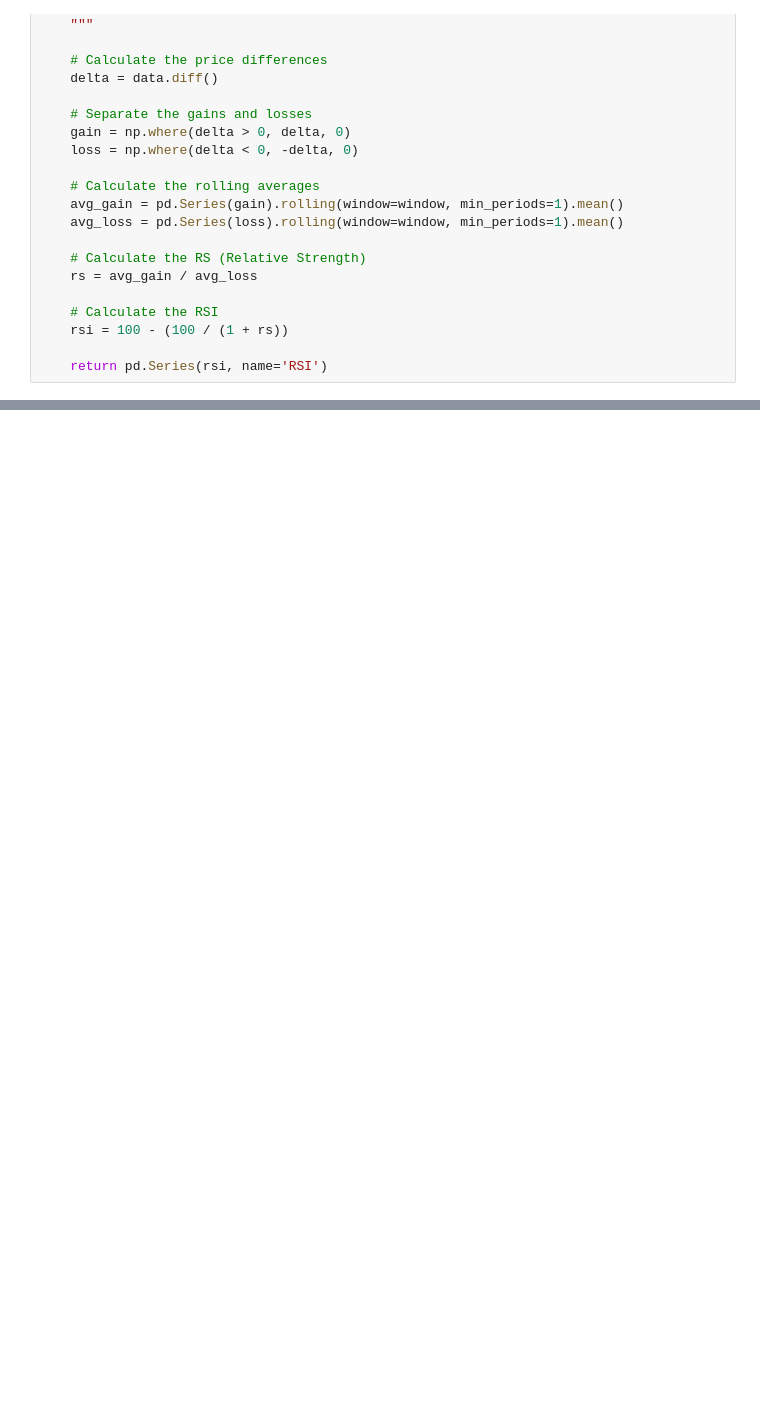
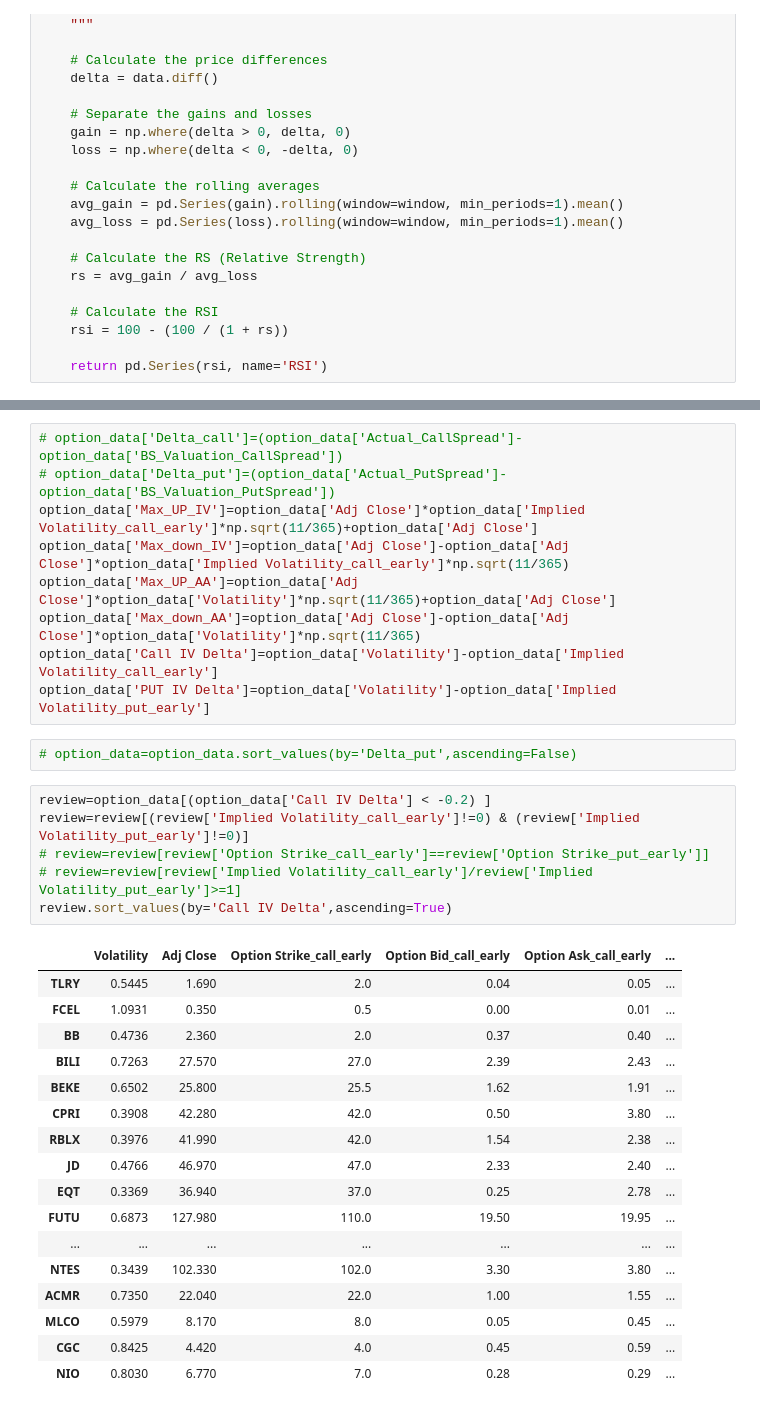
Before and after one commit to Dante-of-Chess/Trading_Strategies, a Jupyter notebook: Options_Scanner.ipynb, the cells around one changed output, grey strips where cells are left out. Saved outputs shown, nothing was run; the diff lists cells and outputs as text; blank space fills up the shorter version.

```diff
--- a/Options_Scanner.ipynb
+++ b/Options_Scanner.ipynb
@@ -186,0 +301,35 @@ test=calculate_rsi(AAPL['Adj Close'])
+# %%
+# option_data['Delta_call']=(option_data['Actual_CallSpread']-option_data['BS_Valuation_CallSpread'])
+# option_data['Delta_put']=(option_data['Actual_PutSpread']-option_data['BS_Valuation_PutSpread'])
+option_data['Max_UP_IV']=option_data['Adj Close']*option_data['Implied Volatility_call_early']*np.sqrt(11/365)+option_data['Adj Close']
+option_data['Max_down_IV']=option_data['Adj Close']-option_data['Adj Close']*option_data['Implied Volatility_call_early']*np.sqrt(11/365)
+option_data['Max_UP_AA']=option_data['Adj Close']*option_data['Volatility']*np.sqrt(11/365)+option_data['Adj Close']
+option_data['Max_down_AA']=option_data['Adj Close']-option_data['Adj Close']*option_data['Volatility']*np.sqrt(11/365)
+option_data['Call IV Delta']=option_data['Volatility']-option_data['Implied Volatility_call_early']
+option_data['PUT IV Delta']=option_data['Volatility']-option_data['Implied Volatility_put_early']
+# %%
+# option_data=option_data.sort_values(by='Delta_put',ascending=False)
+# %%
+review=option_data[(option_data['Call IV Delta'] < -0.2) ]
+review=review[(review['Implied Volatility_call_early']!=0) & (review['Implied Volatility_put_early']!=0)]
+# review=review[review['Option Strike_call_early']==review['Option Strike_put_early']]
+# review=review[review['Implied Volatility_call_early']/review['Implied Volatility_put_early']>=1]
+review.sort_values(by='Call IV Delta',ascending=True)
+# %% [output]
+|  | Volatility | Adj Close | Option Strike_call_early | Option Bid_call_early | Option Ask_call_early | ... |
+| TLRY | 0.5445 | 1.690 | 2.0 | 0.04 | 0.05 | ... |
+| FCEL | 1.0931 | 0.350 | 0.5 | 0.00 | 0.01 | ... |
+| BB | 0.4736 | 2.360 | 2.0 | 0.37 | 0.40 | ... |
+| BILI | 0.7263 | 27.570 | 27.0 | 2.39 | 2.43 | ... |
+| BEKE | 0.6502 | 25.800 | 25.5 | 1.62 | 1.91 | ... |
+| CPRI | 0.3908 | 42.280 | 42.0 | 0.50 | 3.80 | ... |
+| RBLX | 0.3976 | 41.990 | 42.0 | 1.54 | 2.38 | ... |
+| JD | 0.4766 | 46.970 | 47.0 | 2.33 | 2.40 | ... |
+| EQT | 0.3369 | 36.940 | 37.0 | 0.25 | 2.78 | ... |
+| FUTU | 0.6873 | 127.980 | 110.0 | 19.50 | 19.95 | ... |
+| ... | ... | ... | ... | ... | ... | ... |
+| NTES | 0.3439 | 102.330 | 102.0 | 3.30 | 3.80 | ... |
+| ACMR | 0.7350 | 22.040 | 22.0 | 1.00 | 1.55 | ... |
+| MLCO | 0.5979 | 8.170 | 8.0 | 0.05 | 0.45 | ... |
+| CGC | 0.8425 | 4.420 | 4.0 | 0.45 | 0.59 | ... |
+| NIO | 0.8030 | 6.770 | 7.0 | 0.28 | 0.29 | ... |
```
Also changed, not shown: parts of 23 cells of this notebook, 2 other files.
